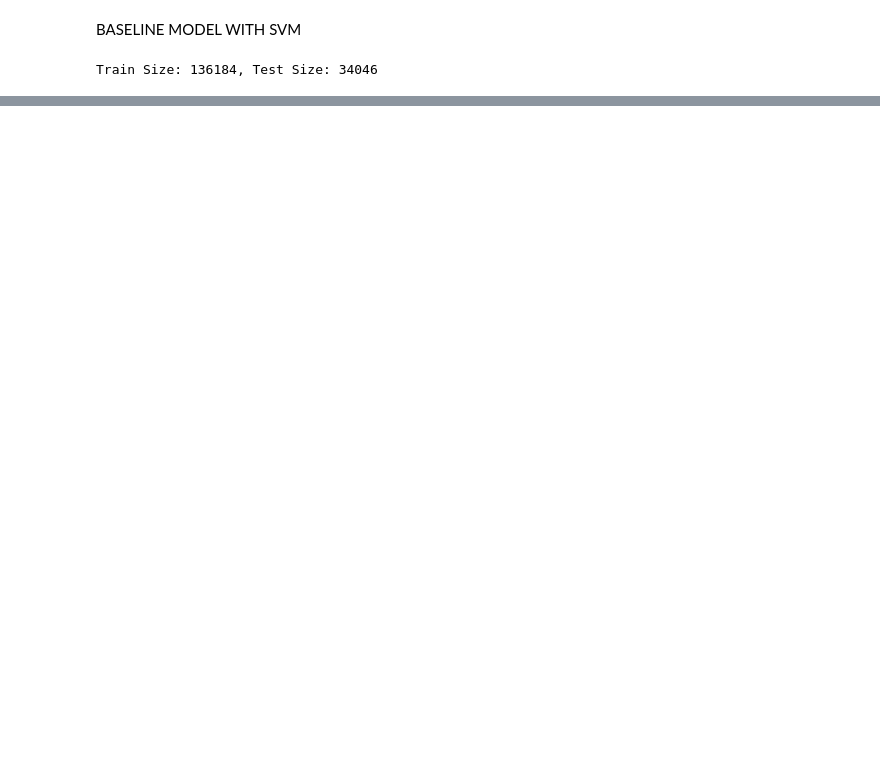
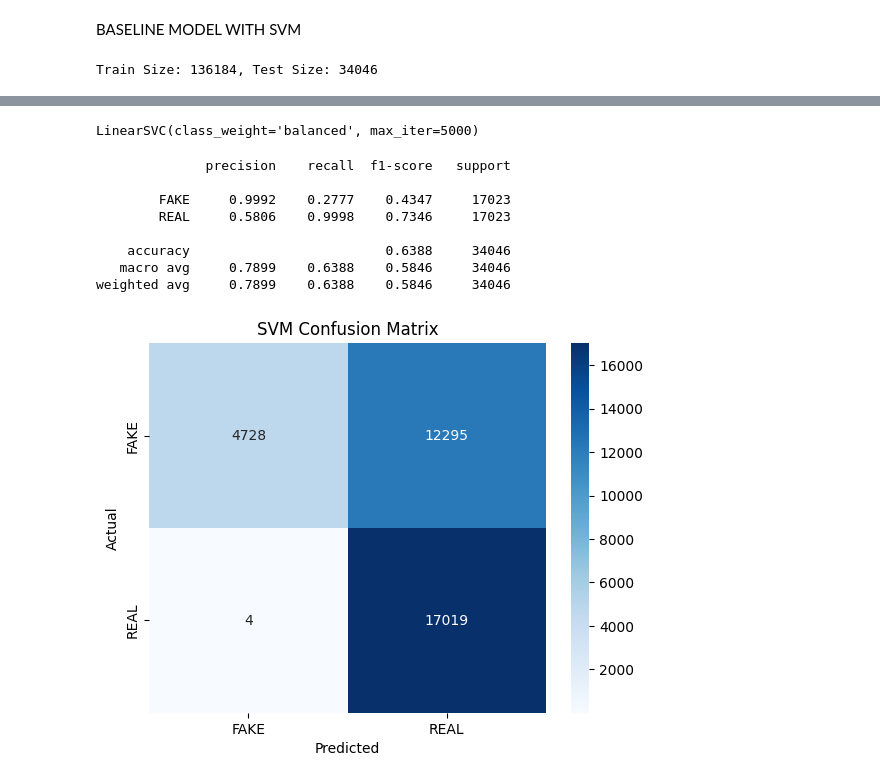
Before and after one commit to naheelkk/Factify, a Jupyter notebook: notebooks/02_1_tfidf_svm.ipynb, the cells around one changed output, grey strips where cells are left out. Drawn from its saved outputs; the diff is of its cells as text; code cells hidden in the pictures; blank space fills up the shorter version.

Commit message:
mode: SVM model is done TODO: Tune the model for accuracy

```diff
--- a/notebooks/02_1_tfidf_svm.ipynb
+++ b/notebooks/02_1_tfidf_svm.ipynb
@@ -40,0 +43,32 @@ print(f'Train TF-IDF shape: {X_train_vec.shape}')
+# %%
+svm_clf = LinearSVC(
+    C = 1.0,
+    class_weight='balanced',
+    max_iter=5000
+)
+
+svm_clf.fit(X_train_vec,y_train)
+# %% [output]
+LinearSVC(class_weight='balanced', max_iter=5000)
+# %%
+y_pred = svm_clf.predict(X_test_vec)
+
+print(classification_report(y_test,y_pred, digits=4))
+
+cm = confusion_matrix(y_test, y_pred)
+sns.heatmap(cm, annot=True, fmt='d',cmap='Blues',
+            xticklabels=svm_clf.classes_,yticklabels=svm_clf.classes_)
+plt.title("SVM Confusion Matrix")
+plt.ylabel("Actual")
+plt.xlabel("Predicted")
+plt.show()
+# %% [output]
+              precision    recall  f1-score   support
+
+        FAKE     0.9992    0.2777    0.4347     17023
+        REAL     0.5806    0.9998    0.7346     17023
+
+    accuracy                         0.6388     34046
+   macro avg     0.7899    0.6388    0.5846     34046
+weighted avg     0.7899    0.6388    0.5846     34046
+[figure, added]
```
Also changed, not shown: parts of 1 cell of this notebook, 1 other file.
